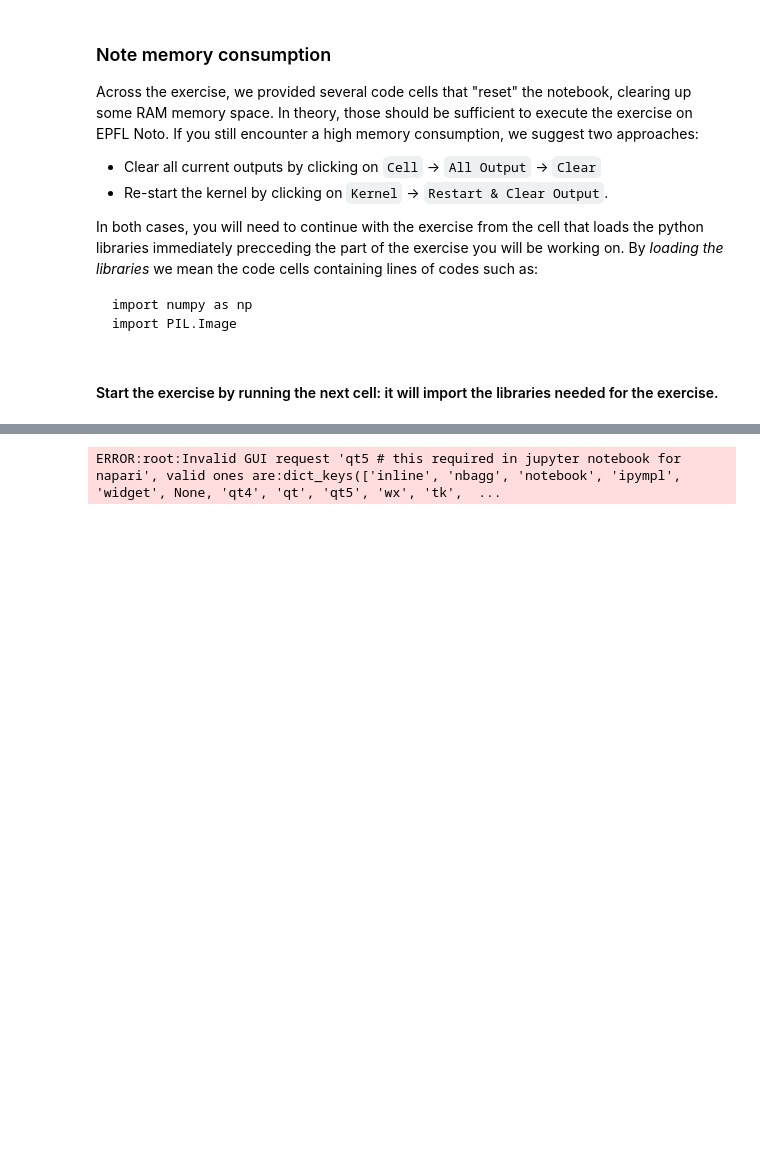
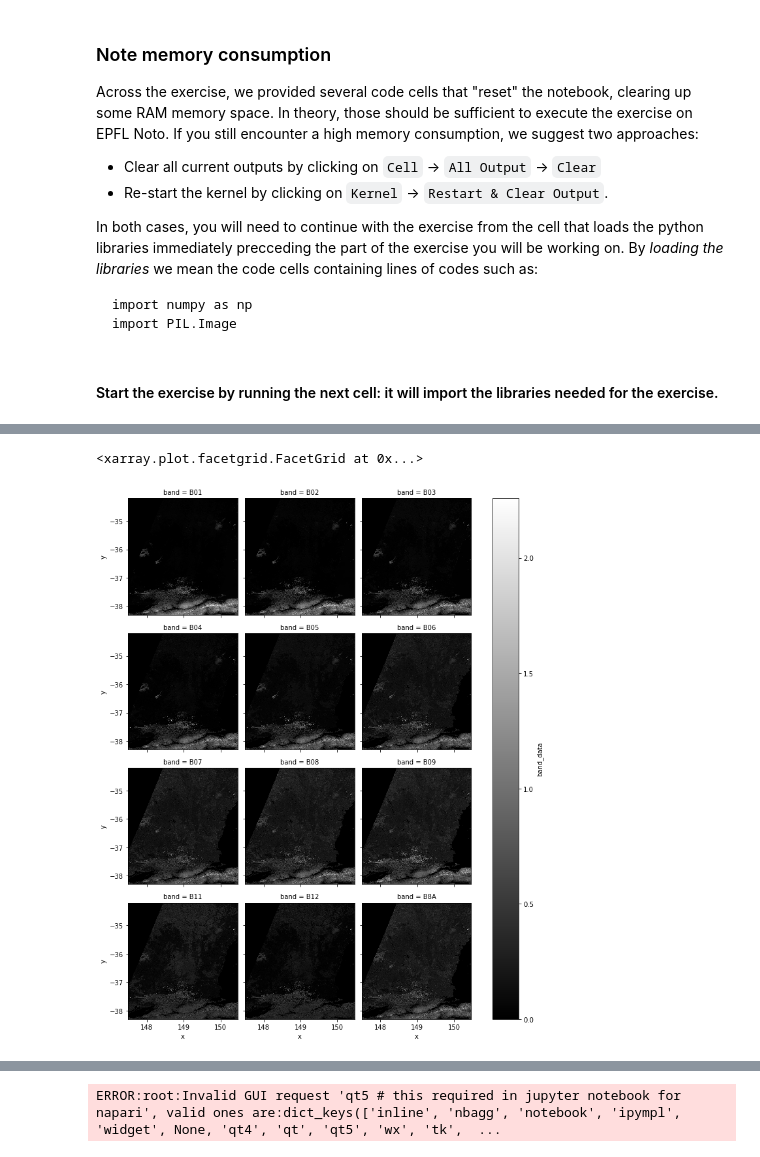
Before and after one commit to ltelab/RS2022, a Jupyter notebook: exercise_6/Exercise_6.ipynb, the cells around one changed output, grey strips where cells are left out. Cells and saved outputs as stored; diff of their text form; code cells hidden in the pictures; blank space fills up the shorter version.

```diff
--- a/exercise_6/Exercise_6.ipynb
+++ b/exercise_6/Exercise_6.ipynb
@@ -68,0 +95,9 @@ import napari
+# %%
+# Load all bands
+bands = [os.path.basename(fpath).split("_")[6] for fpath in band_fpaths]
+da_bands = xr.open_mfdataset(band_fpaths, engine="rasterio", concat_dim="band", combine="nested")['band_data']
+da_bands = da_bands.assign_coords({'band': bands})
+da_bands.plot.imshow(col="band", col_wrap=3, cmap="gray")
+# %% [output]
+<xarray.plot.facetgrid.FacetGrid at 0x...>
+[figure, added]
```
Also changed, not shown: parts of 10 cells of this notebook.
